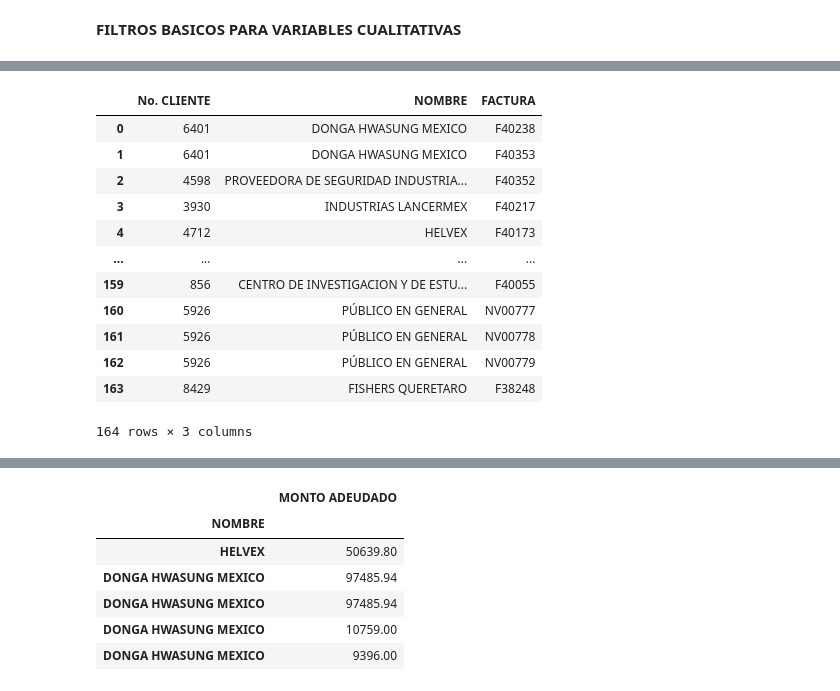
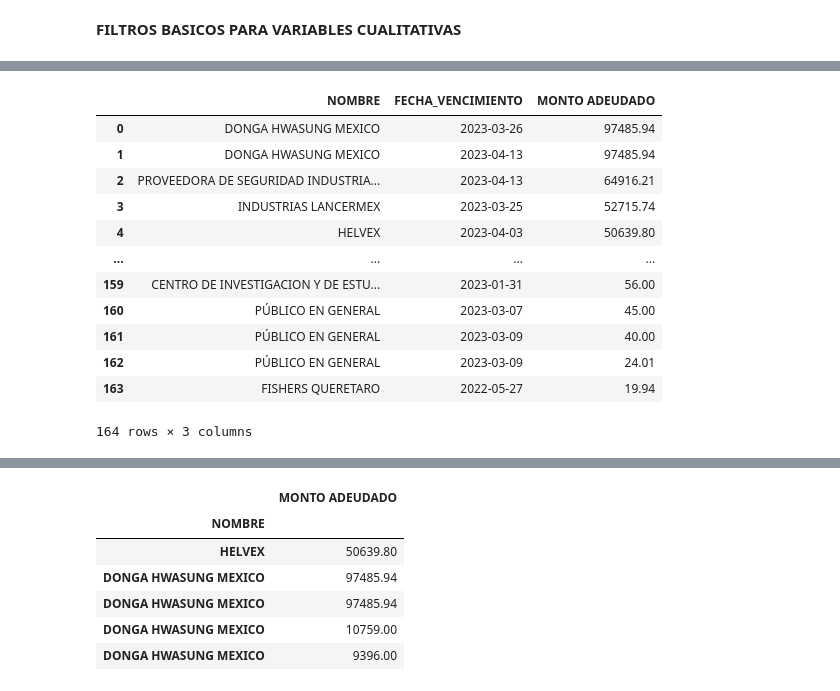
Before and after one commit to freddy-7777/Modelado_de_Procesos_de_Negocio_2025, a Jupyter notebook: 1_Extracción_Datos.ipynb, the cells around one changed output, grey strips where cells are left out. Saved outputs shown, nothing was run; the diff lists cells and outputs as text; code cells hidden in the pictures.

```diff
--- a/1_Extracción_Datos.ipynb
+++ b/1_Extracción_Datos.ipynb
@@ -139,22 +153,22 @@ filtro2
 | 100 | 3926 | PRODUCTOS PENNSYLVANIA | F40357 | 2023-03-14 | 2023-04-13 | 2756.16 |
 # %%
 #Filtro por columnas
-filtro3=df.iloc[ : , 0:3]       #Columnas consecutivas
-#filtro3=df.iloc[ : , [1,4,6]]  #Columnas no consecutivas
+#filtro3=df.iloc[ : , 0:3]       #Columnas consecutivas
+filtro3=df.iloc[ : , [1,4,5]]  #Columnas no consecutivas
 filtro3
 # %% [output]
-|  | No. CLIENTE | NOMBRE | FACTURA |
-| 0 | 6401 | DONGA HWASUNG MEXICO | F40238 |
-| 1 | 6401 | DONGA HWASUNG MEXICO | F40353 |
-| 2 | 4598 | PROVEEDORA DE SEGURIDAD INDUSTRIA... | F40352 |
-| 3 | 3930 | INDUSTRIAS LANCERMEX | F40217 |
-| 4 | 4712 | HELVEX | F40173 |
+|  | NOMBRE | FECHA_VENCIMIENTO | MONTO ADEUDADO |
+| 0 | DONGA HWASUNG MEXICO | 2023-03-26 | 97485.94 |
+| 1 | DONGA HWASUNG MEXICO | 2023-04-13 | 97485.94 |
+| 2 | PROVEEDORA DE SEGURIDAD INDUSTRIA... | 2023-04-13 | 64916.21 |
+| 3 | INDUSTRIAS LANCERMEX | 2023-03-25 | 52715.74 |
+| 4 | HELVEX | 2023-04-03 | 50639.80 |
 | ... | ... | ... | ... |
-| 159 | 856 | CENTRO DE INVESTIGACION Y DE ESTU... | F40055 |
-| 160 | 5926 | PÚBLICO EN GENERAL | NV00777 |
-| 161 | 5926 | PÚBLICO EN GENERAL | NV00778 |
-| 162 | 5926 | PÚBLICO EN GENERAL | NV00779 |
-| 163 | 8429 | FISHERS QUERETARO | F38248 |
+| 159 | CENTRO DE INVESTIGACION Y DE ESTU... | 2023-01-31 | 56.00 |
+| 160 | PÚBLICO EN GENERAL | 2023-03-07 | 45.00 |
+| 161 | PÚBLICO EN GENERAL | 2023-03-09 | 40.00 |
+| 162 | PÚBLICO EN GENERAL | 2023-03-09 | 24.01 |
+| 163 | FISHERS QUERETARO | 2022-05-27 | 19.94 |
 164 rows × 3 columns
 # %%
 #GOOGLE COLAB
```
Also changed, not shown: parts of 7 cells of this notebook, 1 other file.
